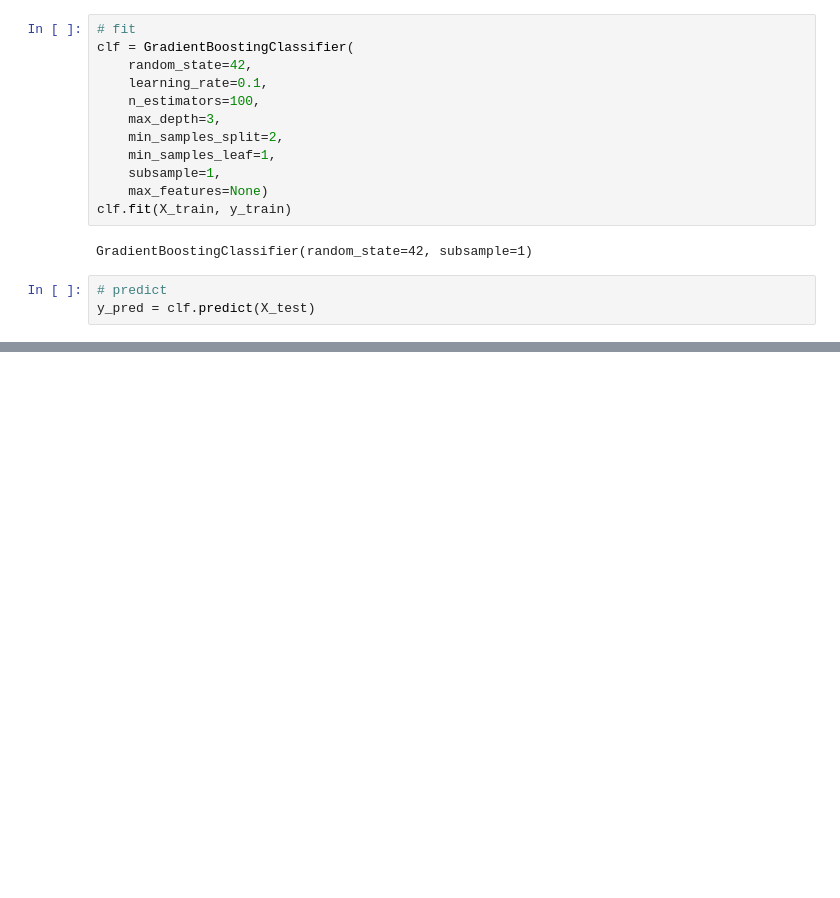
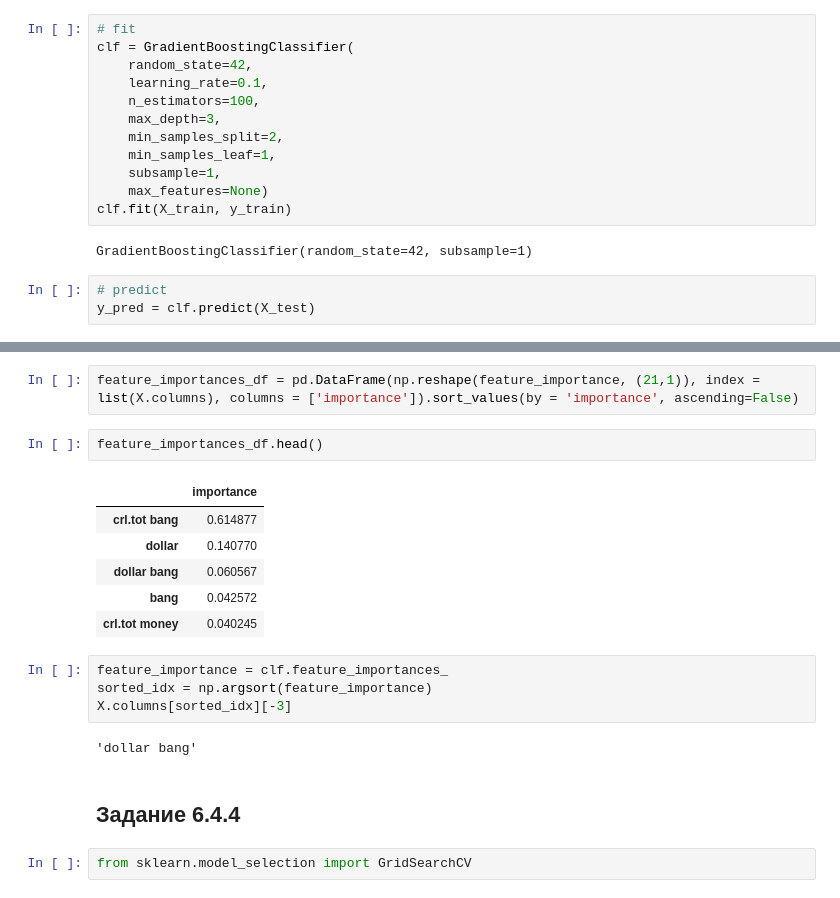
Before and after one commit to IvanRumyantsev/Skillfactory_DST_10, a Jupyter notebook: ML-6. Бустинг. Стекинг/ML-6.Boosting_Stacking.ipynb, the cells around one changed output, grey strips where cells are left out. Drawn from its saved outputs; the diff is of its cells as text; blank space fills up the shorter version.

```diff
--- a/ML-6. Бустинг. Стекинг/ML-6.Boosting_Stacking.ipynb
+++ b/ML-6. Бустинг. Стекинг/ML-6.Boosting_Stacking.ipynb
@@ -96,0 +138,21 @@ F-мера:  0.826
+# %%
+feature_importances_df = pd.DataFrame(np.reshape(feature_importance, (21,1)), index = list(X.columns), columns = ['importance']).sort_values(by = 'importance', ascending=False)
+# %%
+feature_importances_df.head()
+# %% [output]
+|  | importance |
+| crl.tot bang | 0.614877 |
+| dollar | 0.140770 |
+| dollar bang | 0.060567 |
+| bang | 0.042572 |
+| crl.tot money | 0.040245 |
+# %%
+feature_importance = clf.feature_importances_
+sorted_idx = np.argsort(feature_importance)
+X.columns[sorted_idx][-3]
+# %% [output]
+'dollar bang'
+# %% [markdown]
+## Задание 6.4.4
+# %%
+from sklearn.model_selection import GridSearchCV
```
Also changed, not shown: parts of 29 cells of this notebook.
